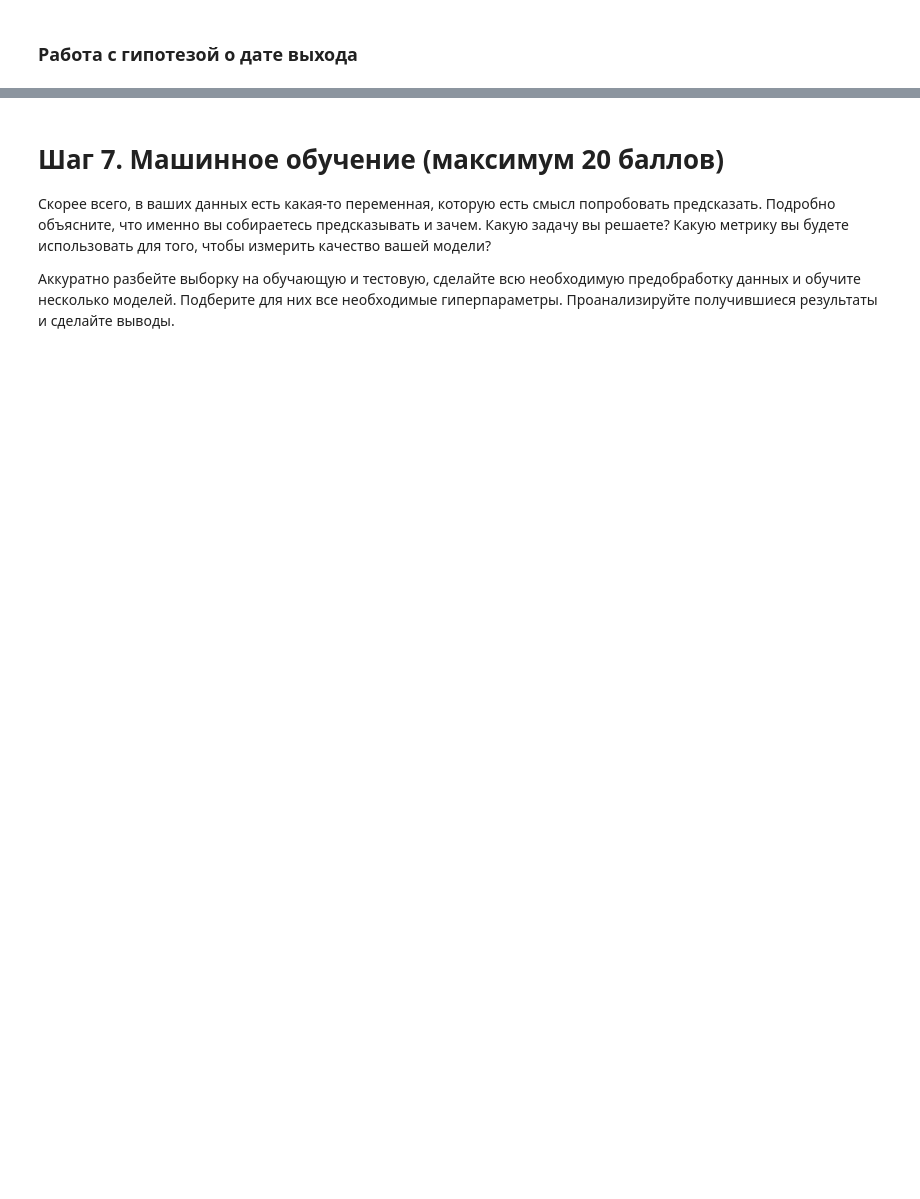
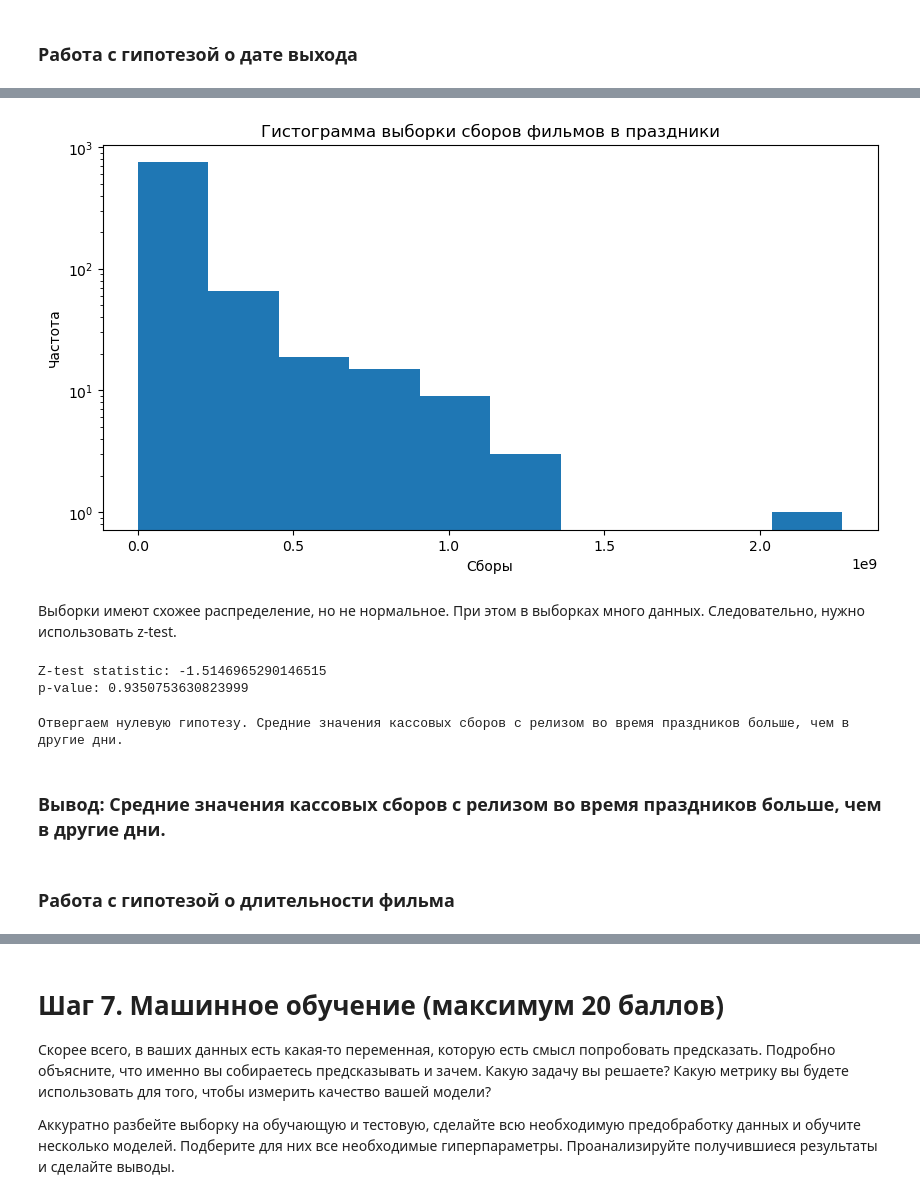
Before and after one commit to SenioritaVitalia/project_python, a Jupyter notebook: Kinopoisk_data.ipynb, the cells around one changed output, grey strips where cells are left out. Saved outputs shown, nothing was run; the diff lists cells and outputs as text; code cells hidden in the pictures; blank space fills up the shorter version.

```diff
--- a/Kinopoisk_data.ipynb
+++ b/Kinopoisk_data.ipynb
@@ -868,0 +822,34 @@ else:
+# %%
+plt.figure(figsize=(10,5))
+plt.hist(group1, log=True)
+plt.xlabel('Сборы')
+plt.ylabel('Частота')
+plt.title('Гистограмма выборки сборов фильмов в праздники')
+plt.show()
+# %% [output]
+[figure, added]
+# %% [markdown]
+Выборки имеют схожее распределение, но не нормальное. При этом в выборках много данных. Следовательно, нужно использовать z-test.
+# %%
+import statsmodels.stats.weightstats as stests
+
+ztest, p_value = stests.ztest(group1, group2, alternative='larger')
+
+print("Z-test statistic:", ztest)
+print("p-value:", p_value)
+# %% [output]
+Z-test statistic: -1.5146965290146515
+p-value: 0.9350753630823999
+# %%
+alpha = 0.05
+
+if pvalue < alpha:
+    print("Отвергаем нулевую гипотезу. Средние значения кассовых сборов с релизом во время праздников больше, чем в другие дни.")
+else:
+    print("Не отвергаем нулевую гипотезу. Средние значения кассовых сборов с релизом во время праздников не отличаются сборов фильмов с релизом в другие дни.")
+# %% [output]
+Отвергаем нулевую гипотезу. Средние значения кассовых сборов с релизом во время праздников больше, чем в другие дни.
+# %% [markdown]
+### Вывод: Средние значения кассовых сборов с релизом во время праздников больше, чем в другие дни.
+# %% [markdown]
+### Работа с гипотезой о длительности фильма
```
Also changed, not shown: parts of 127 cells of this notebook.
